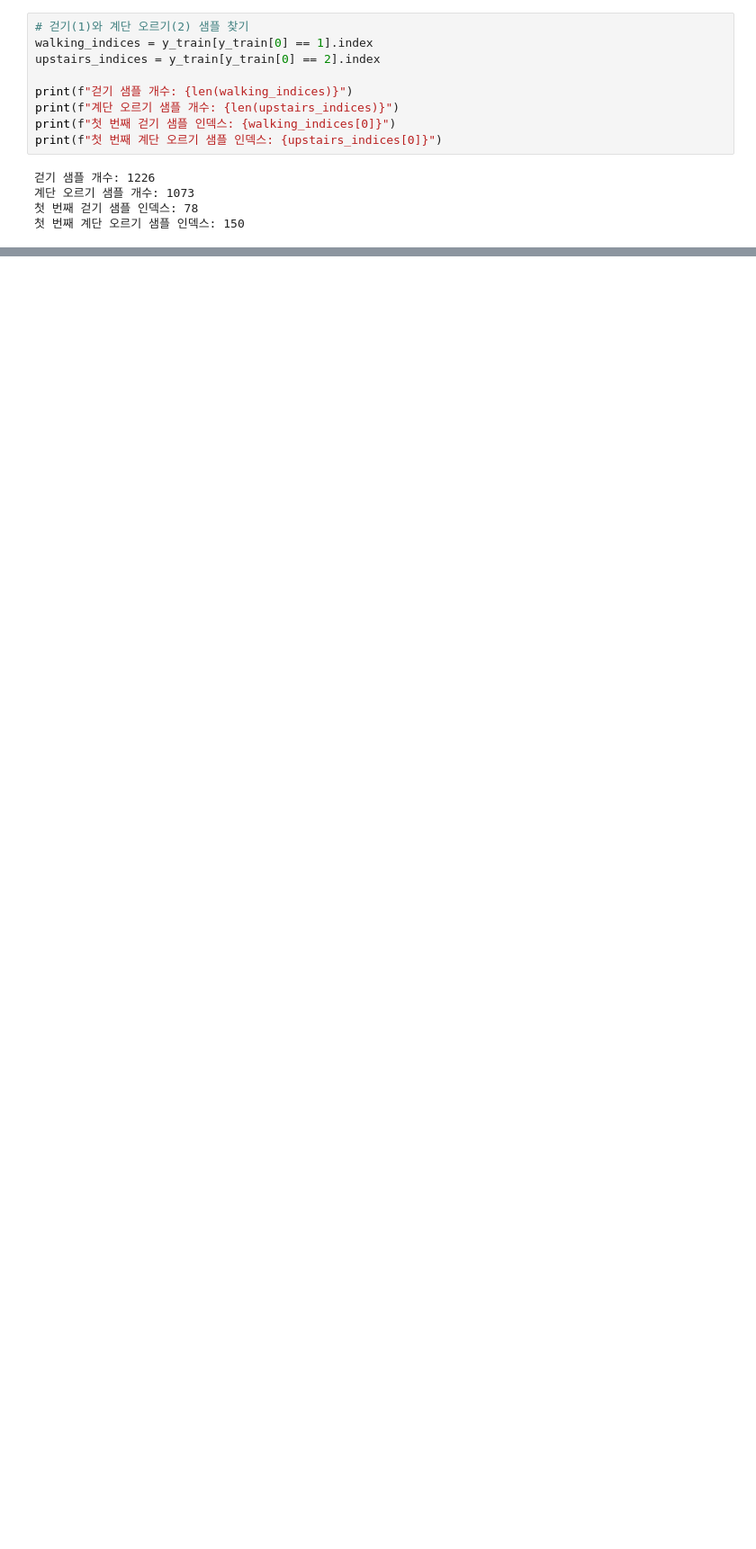
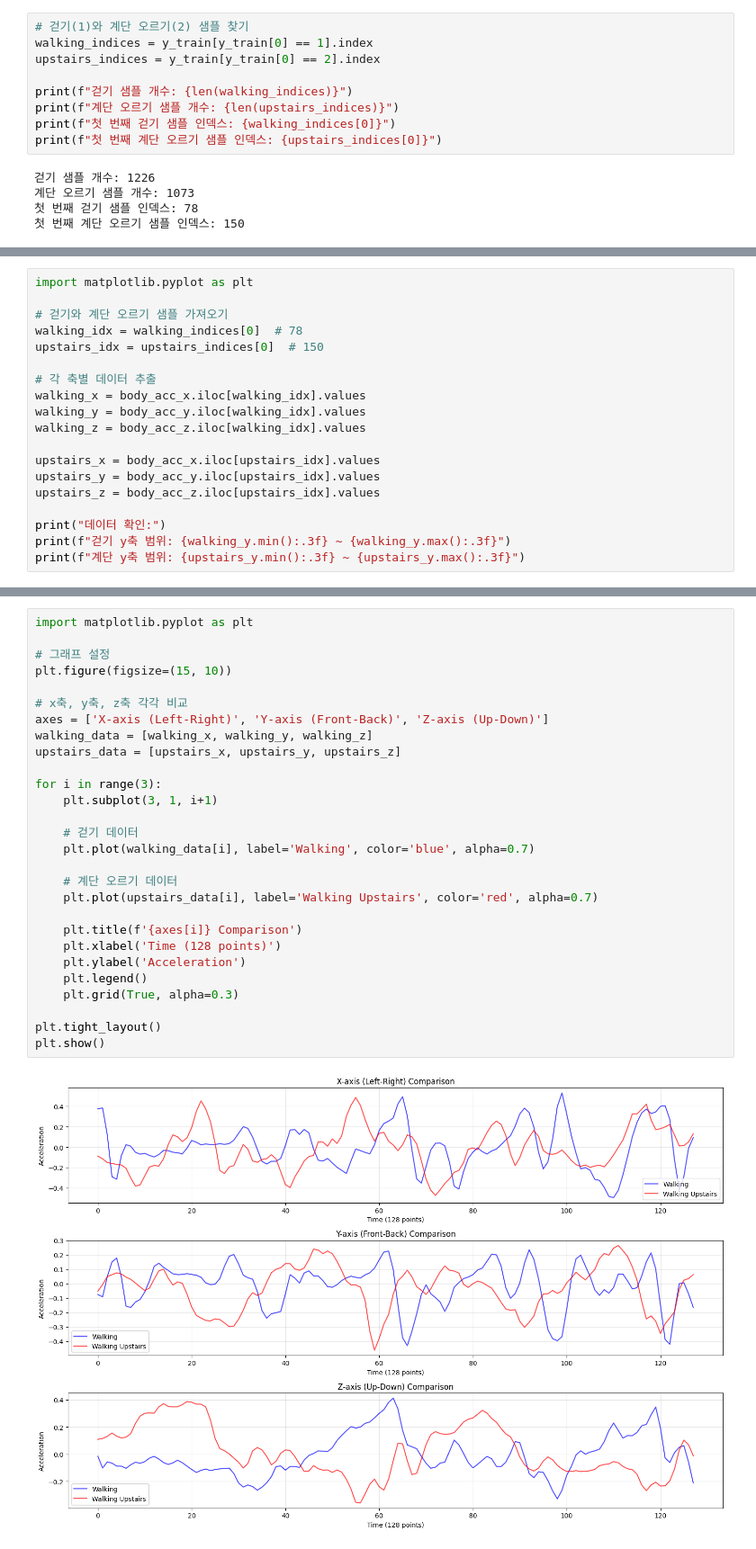
Before and after one commit to belovelace/AI-study, a Jupyter notebook: UCI_HAR_data.ipynb, the cells around one changed output, grey strips where cells are left out. Shown at 90% size. Drawn from its saved outputs; the diff is of its cells as text; blank space fills up the shorter version.

```diff
--- a/UCI_HAR_data.ipynb
+++ b/UCI_HAR_data.ipynb
@@ -120,0 +160,19 @@ print(f"첫 번째 계단 오르기 샘플 인덱스: {upstairs_indices[0]}")
+# %%
+import matplotlib.pyplot as plt
+
+# 걷기와 계단 오르기 샘플 가져오기
+walking_idx = walking_indices[0]  # 78
+upstairs_idx = upstairs_indices[0]  # 150
+
+# 각 축별 데이터 추출
+walking_x = body_acc_x.iloc[walking_idx].values
+walking_y = body_acc_y.iloc[walking_idx].values
+walking_z = body_acc_z.iloc[walking_idx].values
+
+upstairs_x = body_acc_x.iloc[upstairs_idx].values
+upstairs_y = body_acc_y.iloc[upstairs_idx].values
+upstairs_z = body_acc_z.iloc[upstairs_idx].values
+
+print("데이터 확인:")
+print(f"걷기 y축 범위: {walking_y.min():.3f} ~ {walking_y.max():.3f}")
+print(f"계단 y축 범위: {upstairs_y.min():.3f} ~ {upstairs_y.max():.3f}")
@@ -120,0 +205,30 @@ print(f"첫 번째 계단 오르기 샘플 인덱스: {upstairs_indices[0]}")
+# %%
+import matplotlib.pyplot as plt
+
+# 그래프 설정
+plt.figure(figsize=(15, 10))
+
+# x축, y축, z축 각각 비교
+axes = ['X-axis (Left-Right)', 'Y-axis (Front-Back)', 'Z-axis (Up-Down)']
+walking_data = [walking_x, walking_y, walking_z]
+upstairs_data = [upstairs_x, upstairs_y, upstairs_z]
+
+for i in range(3):
+    plt.subplot(3, 1, i+1)
+
+    # 걷기 데이터
+    plt.plot(walking_data[i], label='Walking', color='blue', alpha=0.7)
+
+    # 계단 오르기 데이터
+    plt.plot(upstairs_data[i], label='Walking Upstairs', color='red', alpha=0.7)
+
+    plt.title(f'{axes[i]} Comparison')
+    plt.xlabel('Time (128 points)')
+    plt.ylabel('Acceleration')
+    plt.legend()
+    plt.grid(True, alpha=0.3)
+
+plt.tight_layout()
+plt.show()
+# %% [output]
+[figure, added]
```
Also changed, not shown: parts of 7 cells of this notebook.
